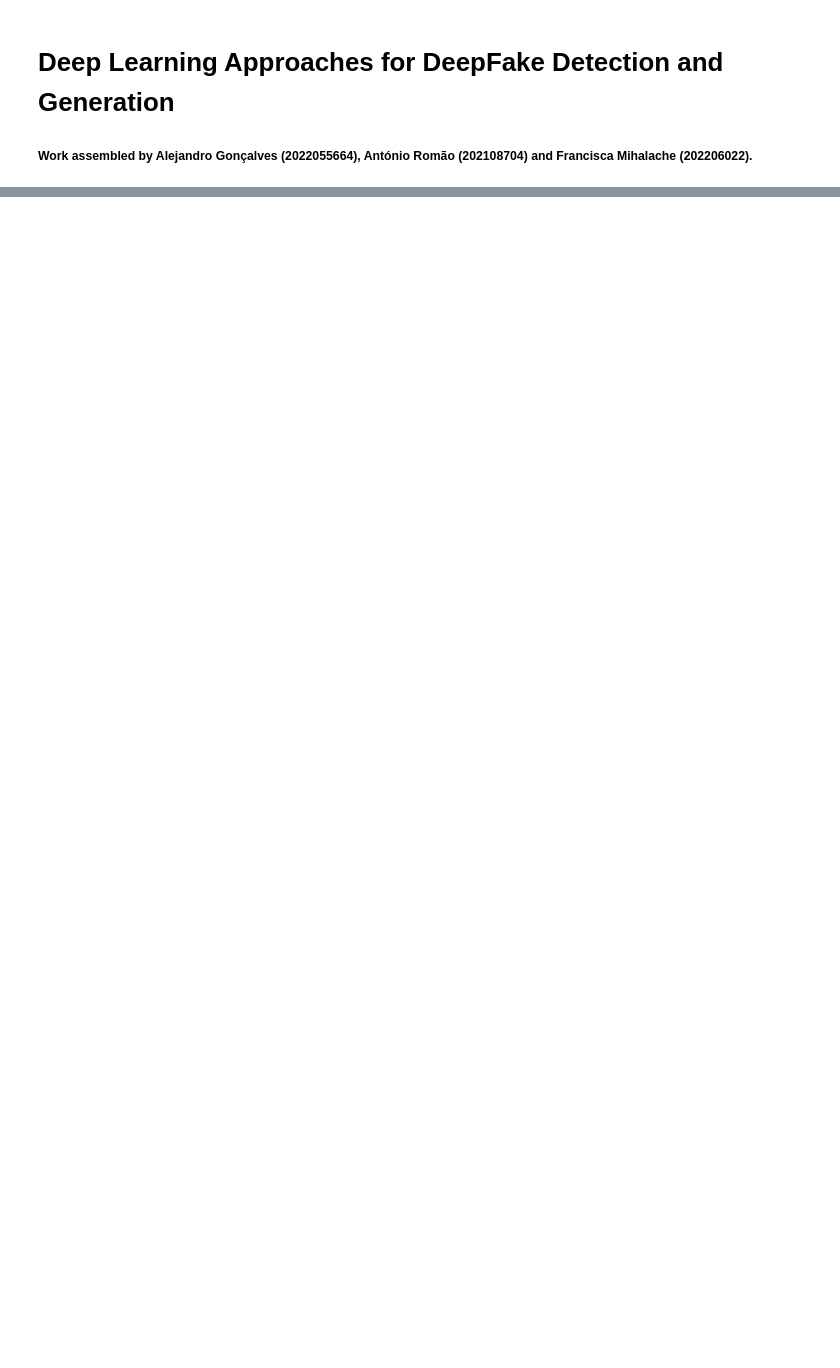
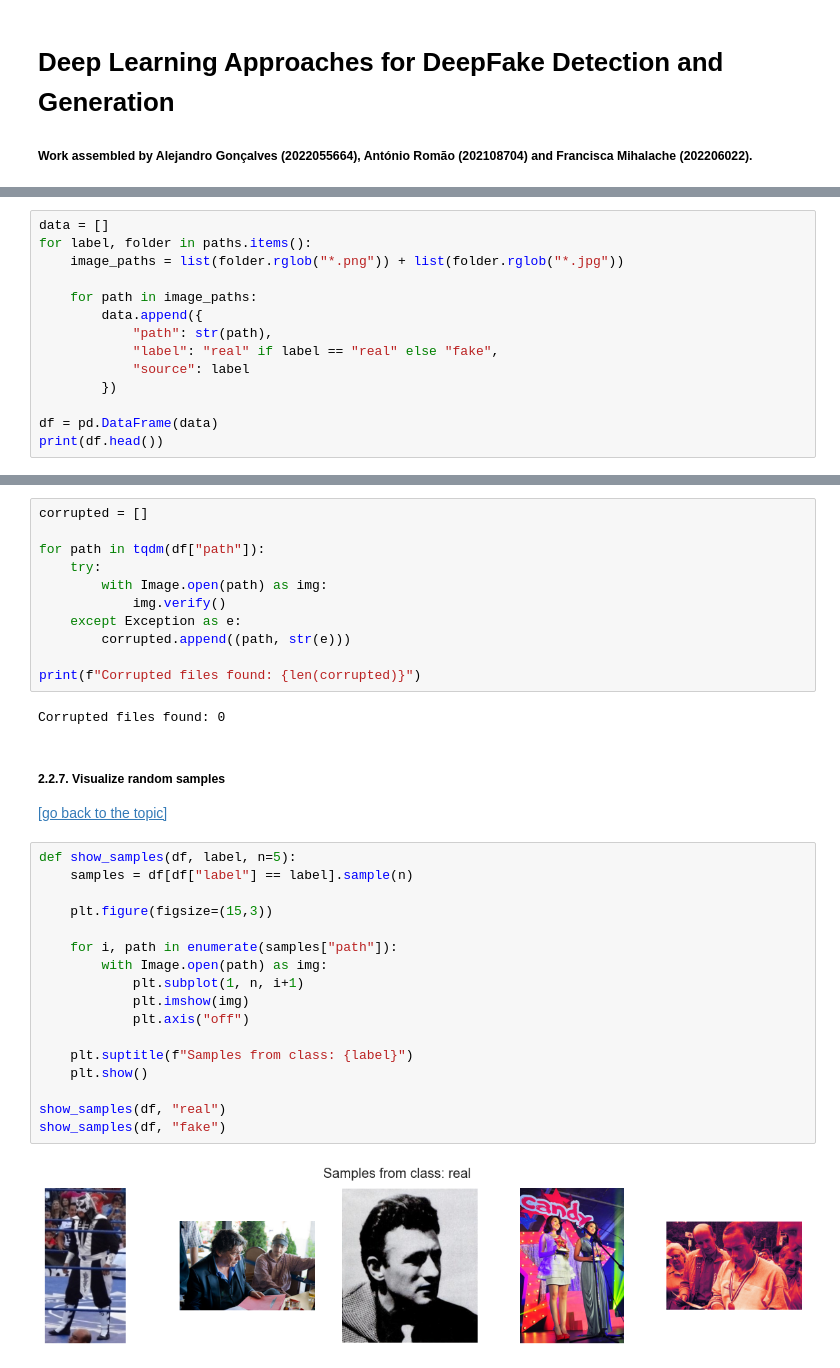
Before and after one commit to Alejandro-131004/Deep-Learning-for-fake-detection-and-generation, a Jupyter notebook: Project.ipynb, the cells around one changed output, grey strips where cells are left out. Saved outputs shown, nothing was run; the diff lists cells and outputs as text; blank space fills up the shorter version.

```diff
--- a/Project.ipynb
+++ b/Project.ipynb
@@ -76,0 +237,14 @@ Começar EDA. Os nomes da table of contents podem mudar!!
+# %%
+data = []
+for label, folder in paths.items():
+    image_paths = list(folder.rglob("*.png")) + list(folder.rglob("*.jpg"))
+
+    for path in image_paths:
+        data.append({
+            "path": str(path),
+            "label": "real" if label == "real" else "fake",
+            "source": label
+        })
+
+df = pd.DataFrame(data)
+print(df.head())
@@ -76,0 +319,35 @@ Começar EDA. Os nomes da table of contents podem mudar!!
+# %%
+corrupted = []
+
+for path in tqdm(df["path"]):
+    try:
+        with Image.open(path) as img:
+            img.verify()
+    except Exception as e:
+        corrupted.append((path, str(e)))
+
+print(f"Corrupted files found: {len(corrupted)}")
+# %% [output]
+Corrupted files found: 0
+# %% [markdown]
+##### 2.2.7. Visualize random samples
+[[go back to the topic]](#22-exploratory-data-analysis)
+# %%
+def show_samples(df, label, n=5):
+    samples = df[df["label"] == label].sample(n)
+
+    plt.figure(figsize=(15,3))
+
+    for i, path in enumerate(samples["path"]):
+        with Image.open(path) as img:
+            plt.subplot(1, n, i+1)
+            plt.imshow(img)
+            plt.axis("off")
+
+    plt.suptitle(f"Samples from class: {label}")
+    plt.show()
+
+show_samples(df, "real")
+show_samples(df, "fake")
+# %% [output]
+[figure, added]
```
Also changed, not shown: parts of 27 cells of this notebook, 1 other file.
